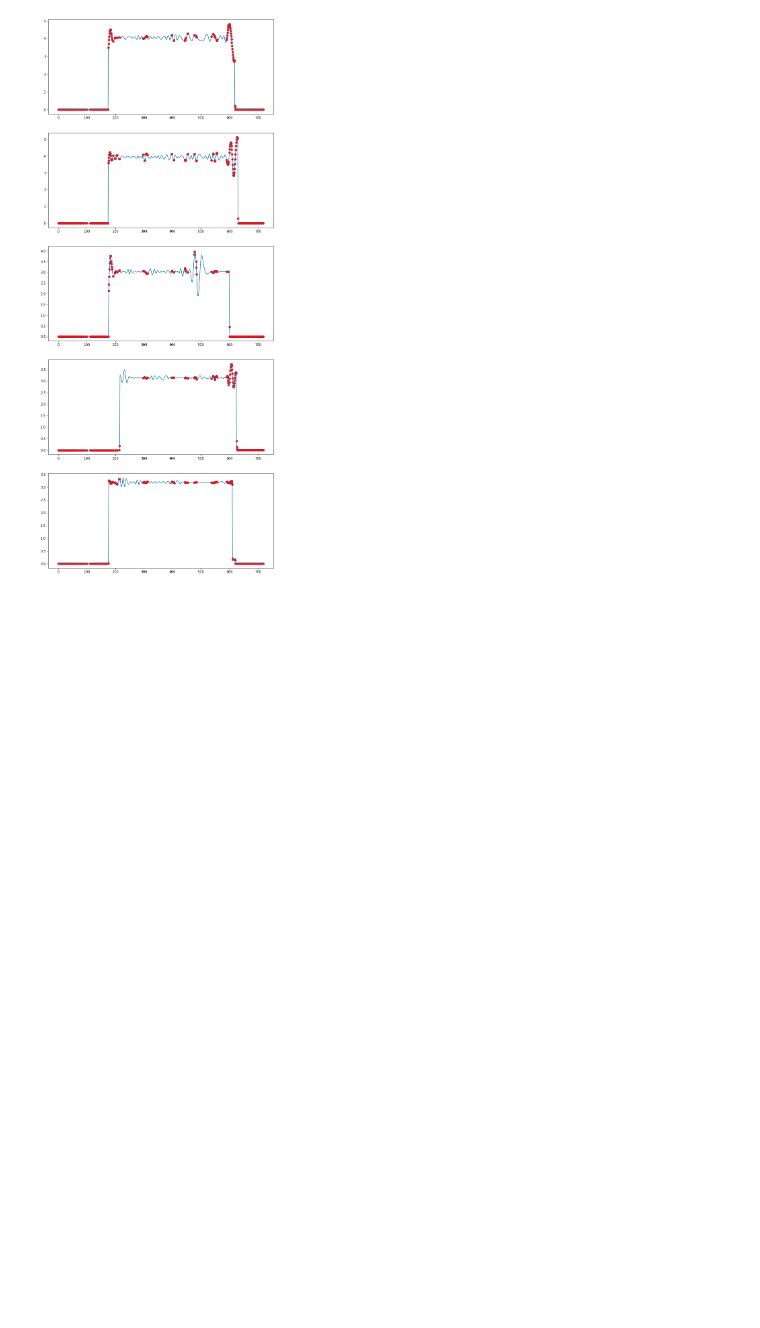
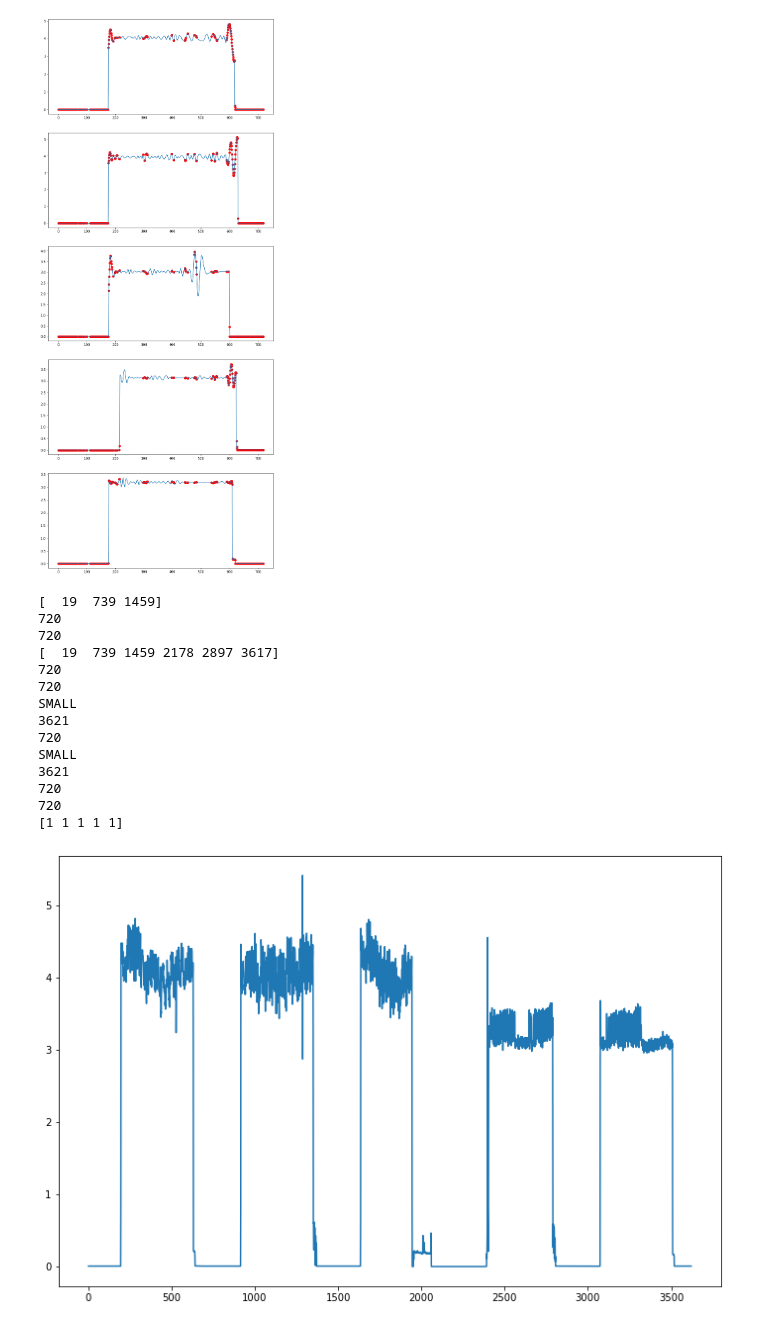
Before and after one commit to lomonosovaa/diploma, a Jupyter notebook: IF/anom6_IF.ipynb, the cells around one changed output. Saved outputs shown, nothing was run; the diff lists cells and outputs as text; code cells hidden in the pictures; blank space fills up the shorter version.

```diff
--- a/IF/anom6_IF.ipynb
+++ b/IF/anom6_IF.ipynb
@@ -659,0 +666,21 @@ See the caveats in the documentation: https://pandas.pydata.org/pandas-docs/stab
+# %%
+df = get_data(anom.loc[ind - 730 * before:ind].reset_index(drop=True), \
+              mode='windows', emd=False, dimension='multi_intervals', intervals=15)#[1:]
+nu=0.05
+ocsvm = IsolationForest(random_state=0)
+ocsvm.fit(df)
+df = get_data(anom.loc[ind - 730 * before:ind + 720 * after].reset_index(drop=True), \
+              mode='windows', emd=False, dimension='multi_intervals', intervals=15)#[1:]
+preds = ocsvm.predict(df)
+print(preds)
+data = []
+for i in df:
+    data += i[:720].tolist()
+data = np.array(data)
+plt.figure(figsize=(12, 8))
+data = get_data(anom.loc[ind - 730 * before:ind + 720 * after].reset_index(drop=True), \
+              mode='original', emd=False, dimension='one', intervals=2)
+plt.plot(np.arange(len(data)), data, zorder=0)
+for i in range(len(preds)):
+    if preds[i] != 1:
+        plt.plot(np.arange(i * 720, (i + 1)*720), data[i * 720: (i + 1)*720], zorder=0, color='red')
@@ -659,0 +690,37 @@ See the caveats in the documentation: https://pandas.pydata.org/pandas-docs/stab
+# %%
+df = get_data(anom.loc[ind - 730 * before:ind].reset_index(drop=True), \
+              mode='windows', emd=False, dimension='multi_intervals', intervals=15)#[1:]
+nu=0.05
+ocsvm = IsolationForest(random_state=0)
+ocsvm.fit(df)
+df = get_data(anom.loc[ind - 730 * before:ind + 720 * after].reset_index(drop=True), \
+              mode='windows', emd=False, dimension='multi_intervals', intervals=15)#[1:]
+preds = ocsvm.predict(df)
+print(preds)
+data = []
+for i in df:
+    data += i[:720].tolist()
+data = np.array(data)
+plt.figure(figsize=(12, 8))
+data = get_data(anom.loc[ind - 730 * before:ind + 720 * after].reset_index(drop=True), \
+              mode='original', emd=False, dimension='one', intervals=2)
+plt.plot(np.arange(len(data)), data, zorder=0)
+for i in range(len(preds)):
+    if preds[i] != 1:
+        plt.plot(np.arange(i * 720, (i + 1)*720), data[i * 720: (i + 1)*720], zorder=0, color='red')
+# %% [output]
+[  19  739 1459]
+720
+720
+[  19  739 1459 2178 2897 3617]
+720
+720
+SMALL
+3621
+720
+SMALL
+3621
+720
+720
+[1 1 1 1 1]
+[figure, added]
```
Also changed, not shown: parts of 9 cells of this notebook.
